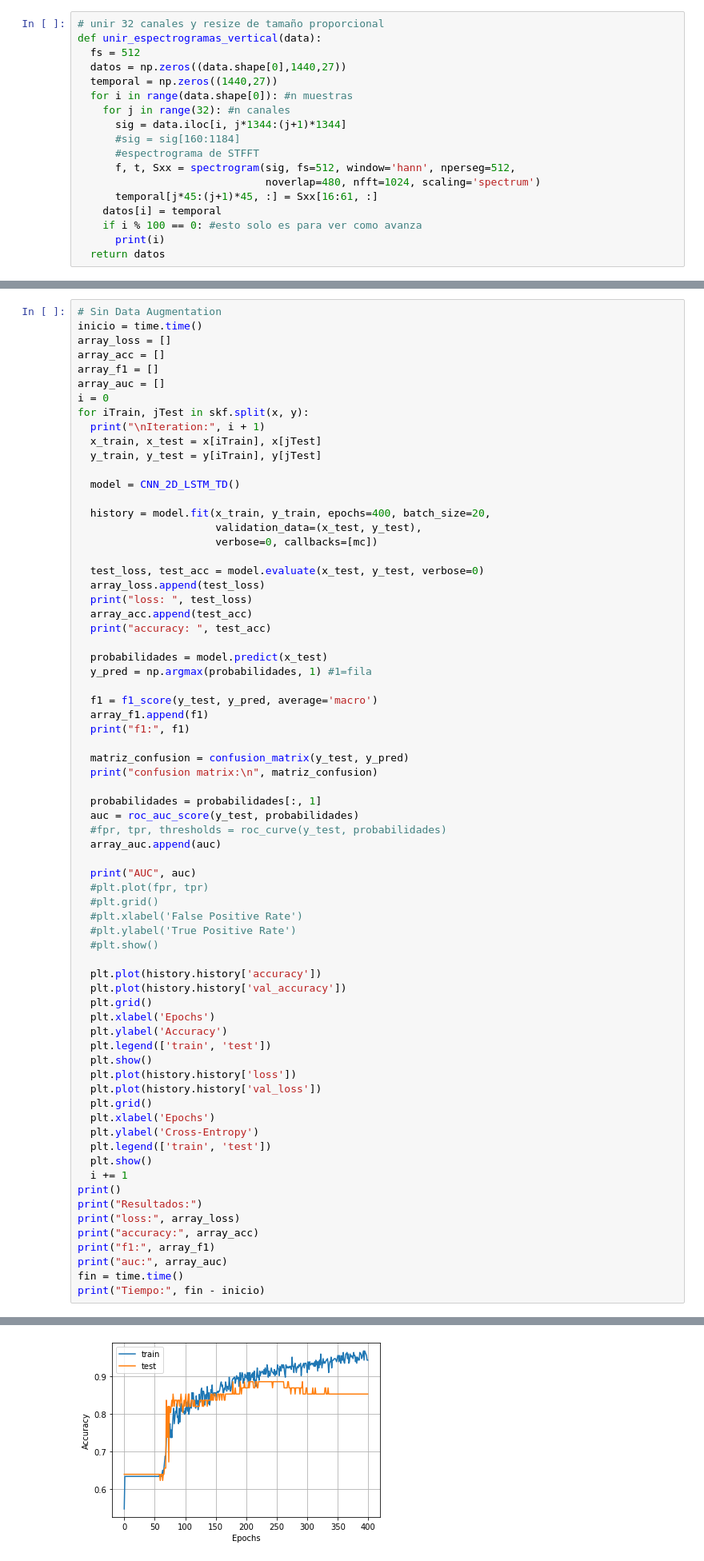
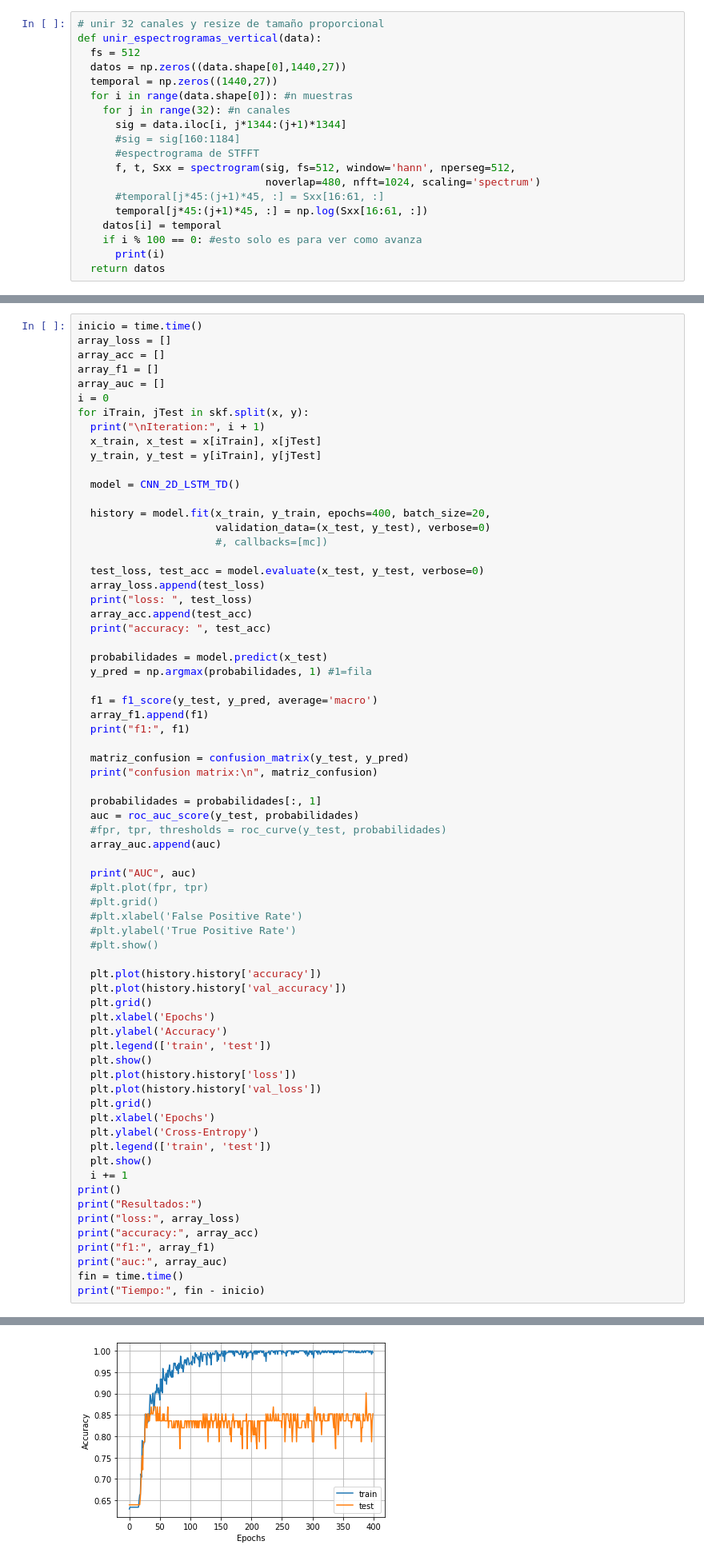
Before and after one commit to EdgarMoyete/MentalCalculationClassification, a Jupyter notebook: STFT/STFT-CNN-RNN.ipynb, the cells around one changed output, grey strips where cells are left out. Shown at 80% size. Saved outputs shown, nothing was run; the diff lists cells and outputs as text.

```diff
--- a/STFT/STFT-CNN-RNN.ipynb
+++ b/STFT/STFT-CNN-RNN.ipynb
@@ -72,7 +70,8 @@ def unir_espectrogramas_vertical(data):
       #espectrograma de STFFT
       f, t, Sxx = spectrogram(sig, fs=512, window='hann', nperseg=512,
                               noverlap=480, nfft=1024, scaling='spectrum')
-      temporal[j*45:(j+1)*45, :] = Sxx[16:61, :]
+      #temporal[j*45:(j+1)*45, :] = Sxx[16:61, :]
+      temporal[j*45:(j+1)*45, :] = np.log(Sxx[16:61, :])
     datos[i] = temporal
     if i % 100 == 0: #esto solo es para ver como avanza
       print(i)
@@ -155,7 +154,6 @@ def CNN_2D_LSTM_TD():
                 metrics = ['accuracy'])
   return model
 # %%
-# Sin Data Augmentation
 inicio = time.time()
 array_loss = []
 array_acc = []
@@ -170,8 +168,8 @@ for iTrain, jTest in skf.split(x, y):
   model = CNN_2D_LSTM_TD()
 
   history = model.fit(x_train, y_train, epochs=400, batch_size=20,
-                      validation_data=(x_test, y_test),
-                      verbose=0, callbacks=[mc])
+                      validation_data=(x_test, y_test), verbose=0)
+                      #, callbacks=[mc])
 
   test_loss, test_acc = model.evaluate(x_test, y_test, verbose=0)
   array_loss.append(test_loss)
@@ -246 +244 @@ AUC 0.9568764568764568
-[figure, old version]
+[figure, new version]
```
Also changed, not shown: parts of 11 cells of this notebook, 7 other files.
